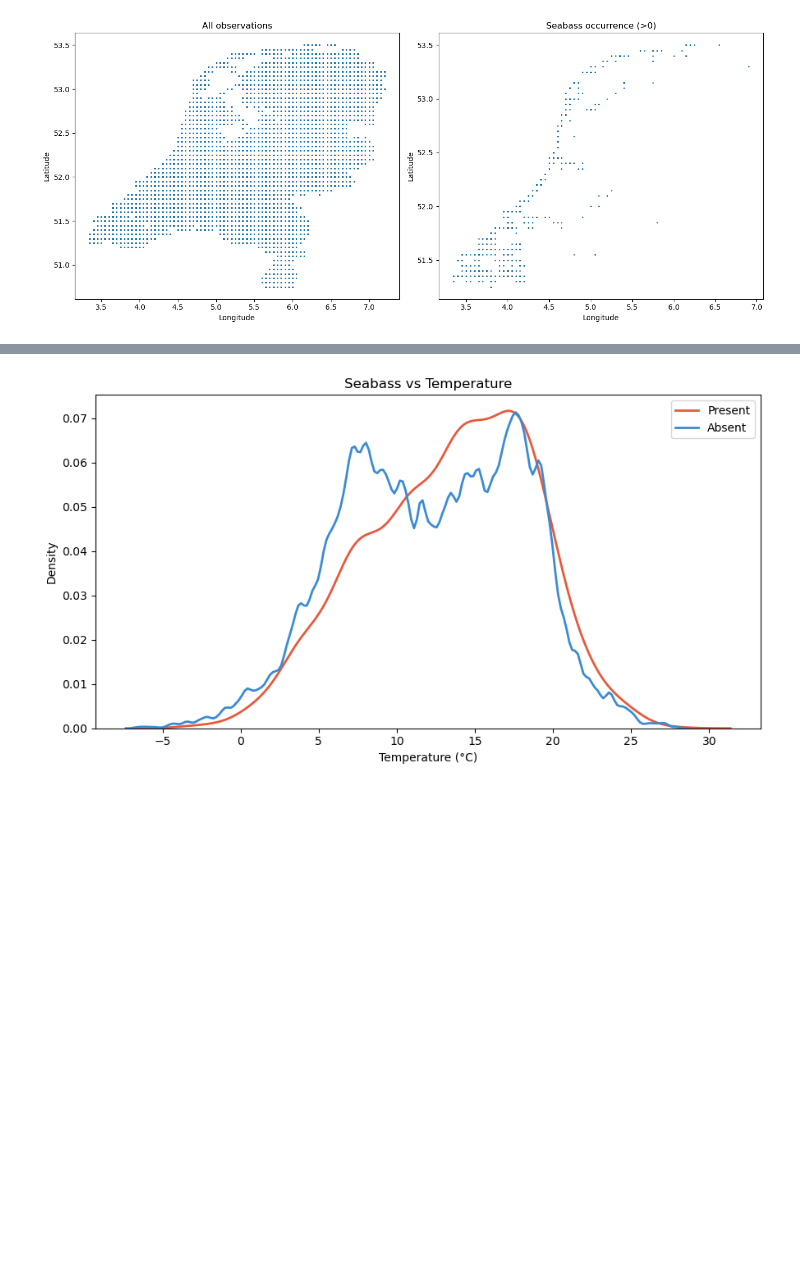
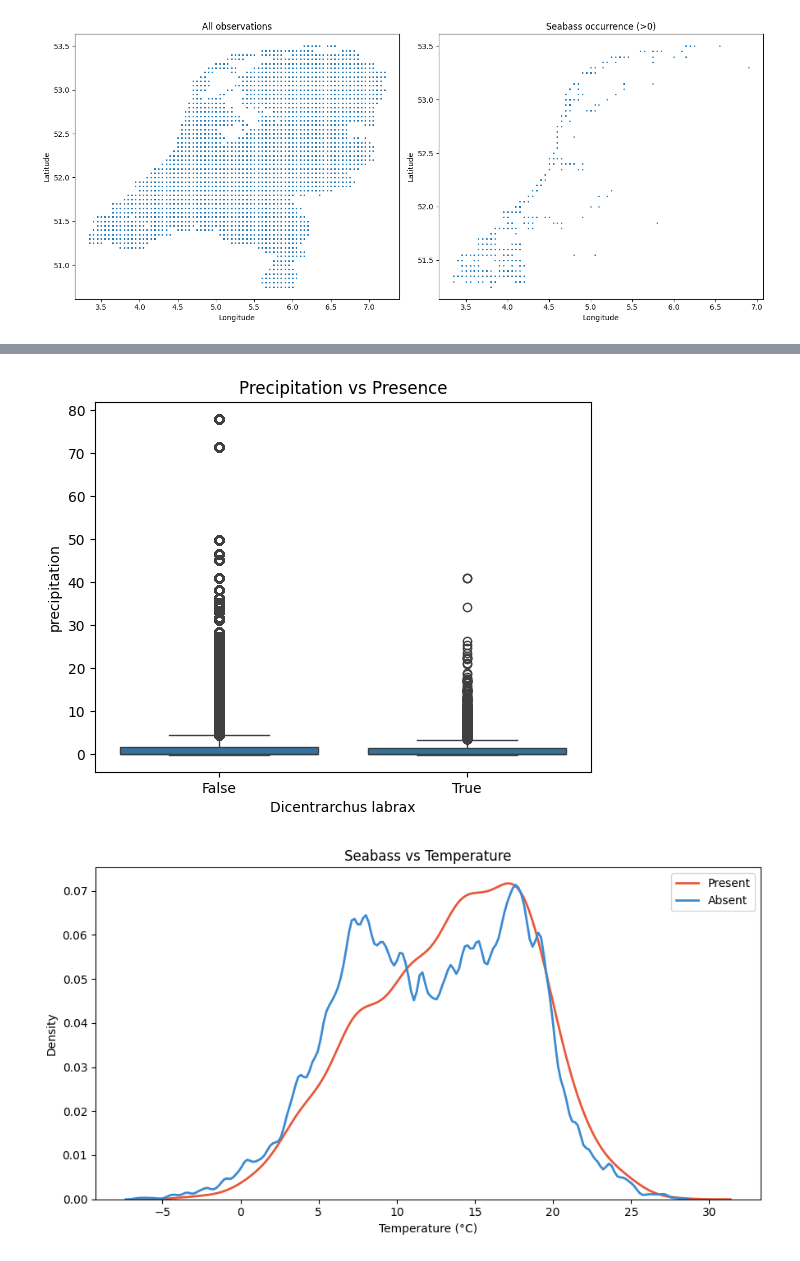
Before and after one commit to XueHu2222/DSAI, a Jupyter notebook: assignment_template_it1.ipynb, the cells around one changed output, grey strips where cells are left out. Saved outputs shown, nothing was run; the diff lists cells and outputs as text; code cells hidden in the pictures; blank space fills up the shorter version.

```diff
--- a/assignment_template_it1.ipynb
+++ b/assignment_template_it1.ipynb
@@ -249 +233,7 @@ plt.show()
+# %%
+sns.boxplot(data=df_visual, x=present_mask, y='precipitation')
+plt.title("Precipitation vs Presence")
+plt.show()
+# %% [output]
+[figure, added]
 # %%
```
Also changed, not shown: parts of 19 cells of this notebook, 1 other file.
